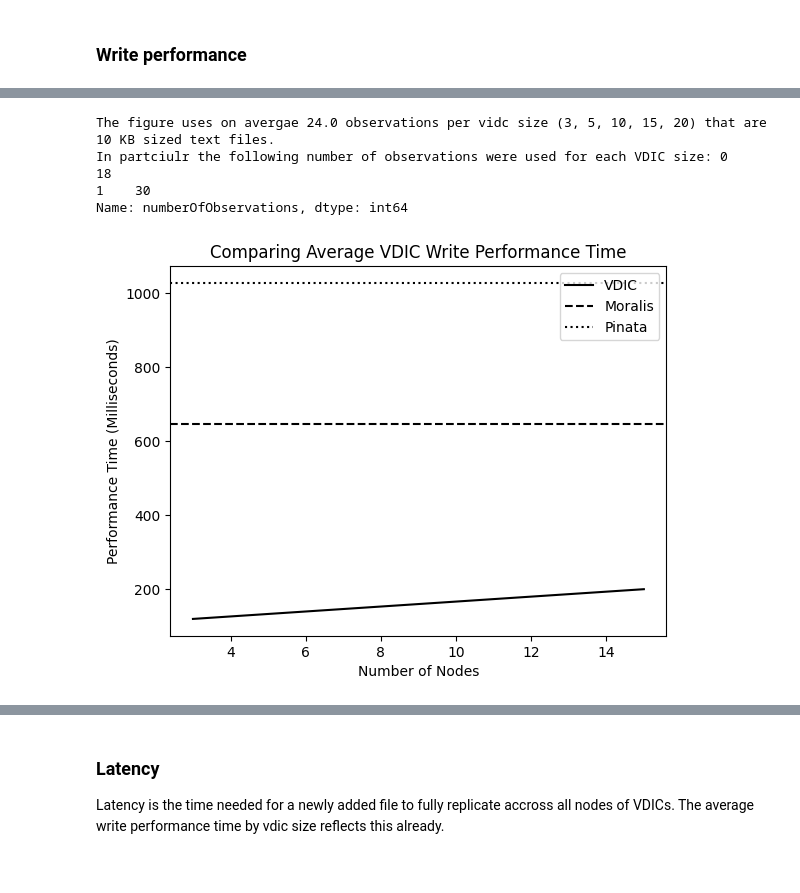
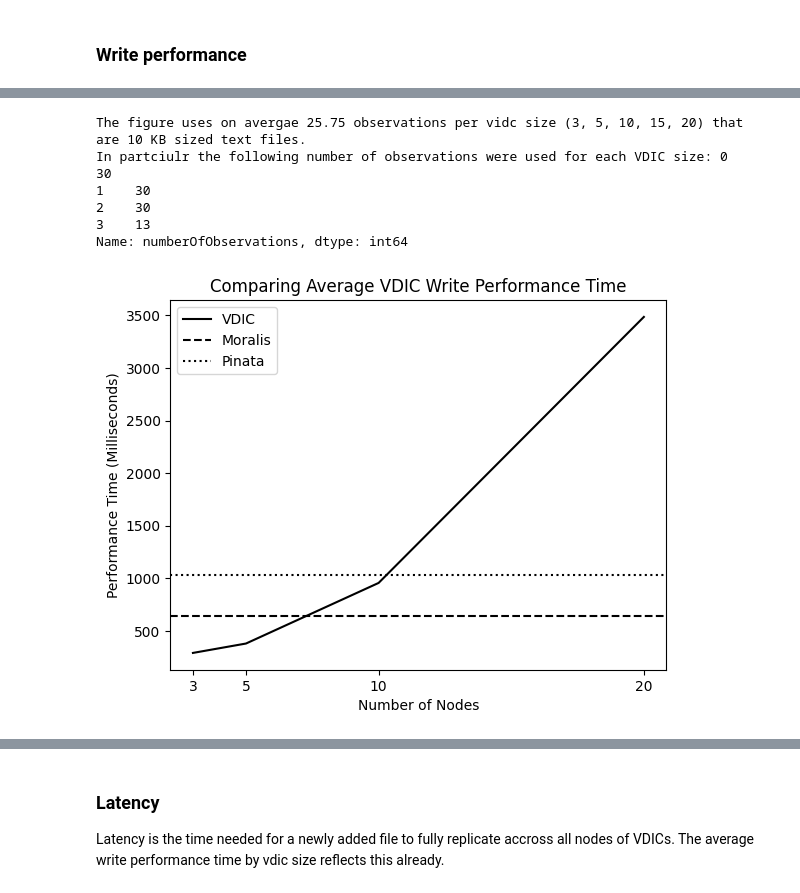
Before and after one commit to sid030sid/evaluation-vdic, a Jupyter notebook: evaluation.ipynb, the cells around one changed output, grey strips where cells are left out. Cells and saved outputs as stored; diff of their text form; code cells hidden in the pictures.

Commit message:
tried making on summarizing figure with 3,5,15,20 node vidc and pinning services as labels

```diff
--- a/evaluation.ipynb
+++ b/evaluation.ipynb
@@ -216,14 +216,36 @@ vdics = [
             names=["timestamp", "operator", "operation", "file", "size", "performanceTime"]
         )
     },
-    {
-        "numberOfNodes": 15,
+   {
+        "numberOfNodes": 5,
         "readPerformanceMeasurements": pd.read_csv(
-            './vdic-gateway/performance-measurements/15-node-vdic-read-performance-measurements.csv',
+            './vdic-gateway/performance-measurements/5-node-vdic-read-performance-measurements.csv',
             names=["timestamp", "operator", "operation", "file", "size", "performanceTime"]
         ),
         "writePerformanceMeasurements": pd.read_csv(
-            './vdic-gateway/performance-measurements/15-node-vdic-write-performance-measurements.csv',
+            './vdic-gateway/performance-measurements/5-node-vdic-write-performance-measurements.csv',
+            names=["timestamp", "operator", "operation", "file", "size", "performanceTime"]
+        )
+    },
+    {
+        "numberOfNodes": 10,
+        "readPerformanceMeasurements": pd.read_csv(
+            './vdic-gateway/performance-measurements/10-node-vdic-read-performance-measurements.csv',
+            names=["timestamp", "operator", "operation", "file", "size", "performanceTime"]
+        ),
+        "writePerformanceMeasurements": pd.read_csv(
+            './vdic-gateway/performance-measurements/10-node-vdic-write-performance-measurements.csv',
+            names=["timestamp", "operator", "operation", "file", "size", "performanceTime"]
+        )
+    },
+    {
+        "numberOfNodes": 20,
+        "readPerformanceMeasurements": pd.read_csv(
+            './vdic-gateway/performance-measurements/20-node-vdic-read-performance-measurements.csv',
+            names=["timestamp", "operator", "operation", "file", "size", "performanceTime"]
+        ),
+        "writePerformanceMeasurements": pd.read_csv(
+            './vdic-gateway/performance-measurements/20-node-vdic-write-performance-measurements.csv',
             names=["timestamp", "operator", "operation", "file", "size", "performanceTime"]
         )
     }
@@ -364,34 +397,37 @@ plt.plot(
     avgWritePerformanceTimeByVdicSize['numberOfNodes'], avgWritePerformanceTimeByVdicSize['avgWritePerformanceTime'],
     color="black",
     label = "VDIC"
 )
 plt.axhline(
     y = cleanedMoralisWritePerformanceMeasurements[cleanedMoralisWritePerformanceMeasurements["sizeGroup"] == 10]["performanceTime"].mean(),
     linestyle = 'dashed',
     color="black",
     label = "Moralis"
 )
 plt.axhline(
     y = cleanedPinataWritePerformanceMeasurements[cleanedPinataWritePerformanceMeasurements["sizeGroup"] == 10]["performanceTime"].mean(),
     linestyle = ':',
     color="black",
     label = "Pinata"
 )
 plt.title("Comparing Average VDIC Write Performance Time") # old title which was too long: Comparing Average VDIC Write Performance Time by VDIC Size to pinning service providers: Pinata and Moralis
+plt.xticks(avgWritePerformanceTimeByVdicSize['numberOfNodes'])
 plt.xlabel('Number of Nodes')
 plt.ylabel('Performance Time (Milliseconds)')
 plt.legend()
 plt.savefig('./evaluation-figures/vdic-average-write-performance-time-by-vdic-size.png')
 
 # print information about the data used in the figure
-print("The figure uses on avergae",avgWritePerformanceTimeByVdicSize['numberOfObservations'].mean(),"observations per vidc size (3, 5, 10, 15, 20) that are 10 KB sized text files.")
+print("The figure uses on avergae", avgWritePerformanceTimeByVdicSize['numberOfObservations'].mean(),"observations per vidc size (3, 5, 10, 15, 20) that are 10 KB sized text files.")
 print("In partciulr the following number of observations were used for each VDIC size:", str(avgWritePerformanceTimeByVdicSize['numberOfObservations']))
 
 # print figure
 plt.show()
 # %% [output]
-The figure uses on avergae 24.0 observations per vidc size (3, 5, 10, 15, 20) that are 10 KB sized text files.
-In partciulr the following number of observations were used for each VDIC size: 0    18
+The figure uses on avergae 25.75 observations per vidc size (3, 5, 10, 15, 20) that are 10 KB sized text files.
+In partciulr the following number of observations were used for each VDIC size: 0    30
 1    30
+2    30
+3    13
 Name: numberOfObservations, dtype: int64
-[figure, old version]
+[figure, new version]
```
Also changed, not shown: parts of 6 cells of this notebook, 11 other files.
